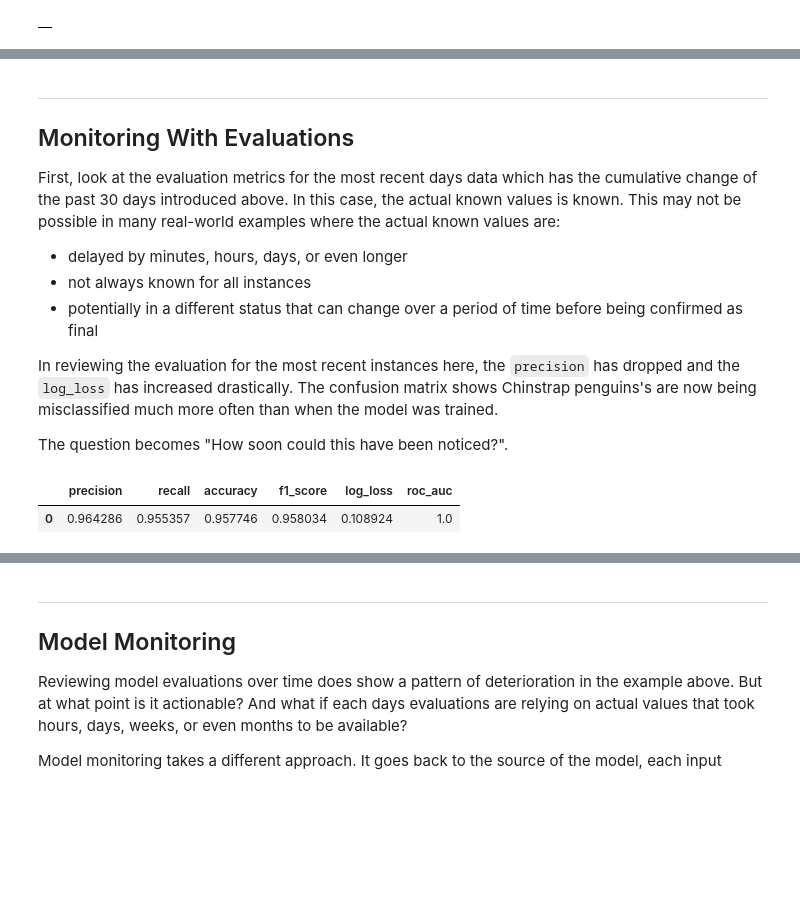
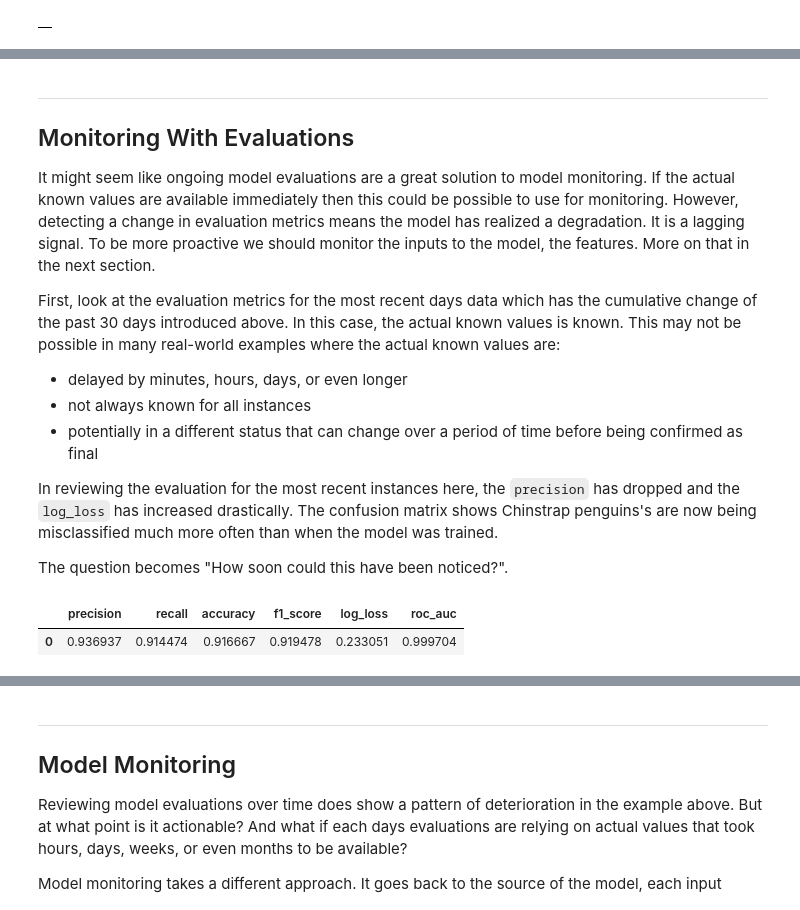
Before and after one commit to statmike/vertex-ai-mlops, a Jupyter notebook: Model Monitoring/bqml-model-monitoring-tutorial.ipynb, the cells around one changed output, grey strips where cells are left out. Cells and saved outputs as stored; diff of their text form; code cells hidden in the pictures; blank space fills up the shorter version.

Commit message:
update through evaluations

```diff
--- a/Model Monitoring/bqml-model-monitoring-tutorial.ipynb
+++ b/Model Monitoring/bqml-model-monitoring-tutorial.ipynb
@@ -579,6 +563,8 @@ serve['body_mass_g'].plot(legend = True, figsize = (8, 4))
 # %% [markdown]
 ---
 ## Monitoring With Evaluations
+
+It might seem like ongoing model evaluations are a great solution to model monitoring.  If the actual known values are available immediately then this could be possible to use for monitoring.  However, detecting a change in evaluation metrics means the model has realized a degradation.  It is a lagging signal.  To be more proactive we should monitor the inputs to the model, the features.  More on that in the next section.
 
 First, look at the evaluation metrics for the most recent days data which has the cumulative change of the past 30 days introduced above.  In this case, the actual known values is known. This may not be possible in many real-world examples where the actual known values are:
 - delayed by minutes, hours, days, or even longer
@@ -591,17 +577,17 @@ The question becomes "How soon could this have been noticed?".
 # %%
 %%bigquery
 SELECT *
 FROM ML.EVALUATE (
     MODEL `statmike-mlops-349915.bqml_model_monitoring.classify_species_dnn`,
     (
         SELECT *
-        FROM `statmike-mlops-349915.bqml_model_monitoring.production`
-        WHERE DATE(feature_timestamp) >= CURRENT_DATE()
+        FROM `statmike-mlops-349915.bqml_model_monitoring.serving`
+        WHERE DATE(instance_timestamp) >= CURRENT_DATE()
     )
 )
 # %% [output]
 |  | precision | recall | accuracy | f1_score | log_loss | roc_auc |
-| 0 | 0.964286 | 0.955357 | 0.957746 | 0.958034 | 0.108924 | 1.0 |
+| 0 | 0.936937 | 0.914474 | 0.916667 | 0.919478 | 0.233051 | 0.999704 |
 # %%
 %%bigquery
 SELECT *
```
Also changed, not shown: parts of 24 cells of this notebook.
